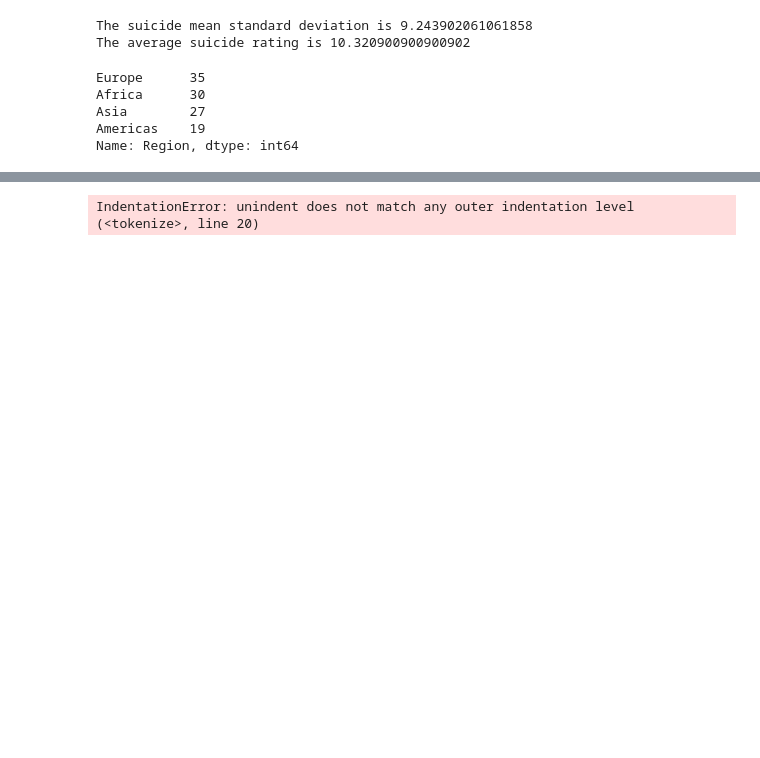
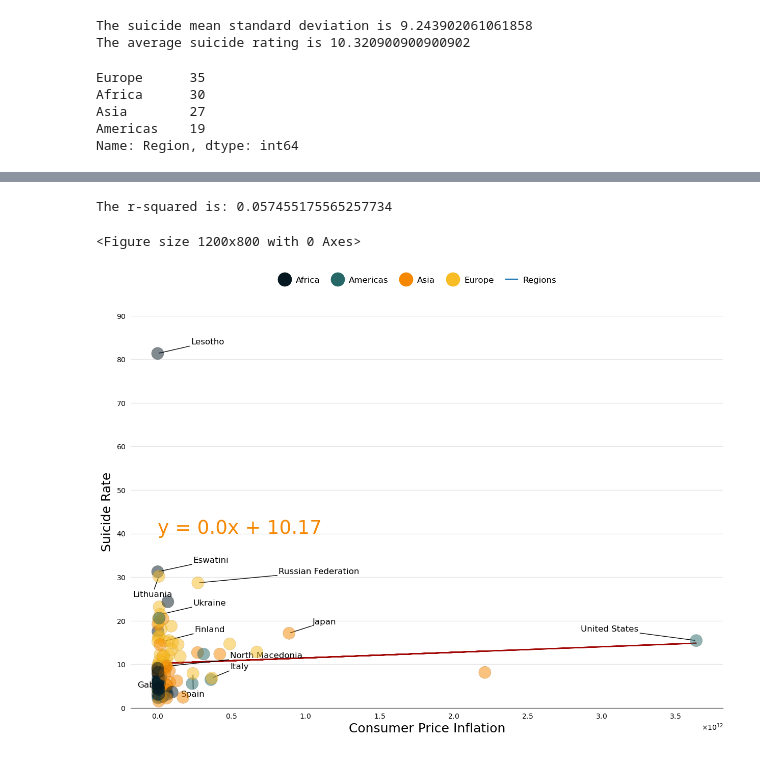
Before and after one commit to ashumskyy/data-dynamos-project-1, a Jupyter notebook: Big_country_ds.ipynb, the cells around one changed output, grey strips where cells are left out. Cells and saved outputs as stored; diff of their text form; code cells hidden in the pictures; blank space fills up the shorter version.

```diff
--- a/Big_country_ds.ipynb
+++ b/Big_country_ds.ipynb
@@ -263,47 +317,10 @@ plotLinearRegression(combined_life_exp_suicide_unemploy_df2['NetIncomeMean'],com
 # %%
-# Linear regression for Life Expectancy and Suicide Rate
-xlbl = "Inflation"
-ylbl = "SuicideMean"
-lblpos = (20, 50)
-plotLinearRegression(combined_life_exp_suicide_unemploy_df2['InflMean'],combined_life_exp_suicide_unemploy_df2['SuicideMean'],xlbl,ylbl,lblpos,5)
+# Linear regression for Inflation and Suicide Rate
+xlbl = "Consumer Price Inflation"
+ylbl = "Suicide Rate"
+lblpos = (70, 40)
+lifeexp_suic_plt = plotLinearRegression(final_mean_df['Consumer Price Inflation'],final_mean_df['Suicide Rate'],xlbl,ylbl,lblpos)
+# %% [output]
+The r-squared is: 0.057455175565257734
+<Figure size 1200x800 with 0 Axes>
+[figure, added]
-# %%
-REGIONS = [
-    "Africa", "Americas", "Asia", "Europe"]
-
-# Create handles for lines.
-handles = [
-    Line2D(
-        [], [], label=label,
-        lw=0, # there's no line added, just the marker
-        marker="o", # circle marker
-        markersize=10,
-        markerfacecolor=REGION_COLS[idx], # marker fill color
-    )
-    for idx, label in enumerate(REGIONS)
-    ]
-
-    # Append a handle for the line
-        handles += [Line2D([], [], label="y ~ log(x)", color="#696969", lw=2)]
-
-    # Add legend -----------------------------------------------------
-    legend = fig.legend(
-    handles=handles,
-    bbox_to_anchor=[0.5, 0.95], # Located in the top-mid of the figure.
-    fontsize=12,
-    handletextpad=0.6, # Space between text and marker/line
-    handlelength=1.4,
-    columnspacing=1.4,
-    loc="center",
-    ncol=6,
-    frameon=False
-    )
-
-    # Set transparency -----------------------------------------------
-    # Iterate through first five handles and set transparency
-    for i in range(5):
-    handle = legend.legendHandles[i]
-    handle._legmarker.set_alpha(0.5)
-
-fig
-# %% [output]
-IndentationError: unindent does not match any outer indentation level (<tokenize>, line 20)
```
Also changed, not shown: parts of 9 cells of this notebook.
